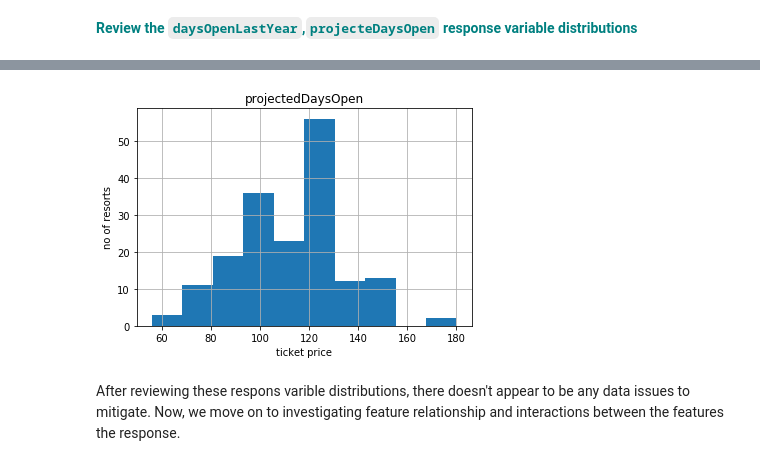
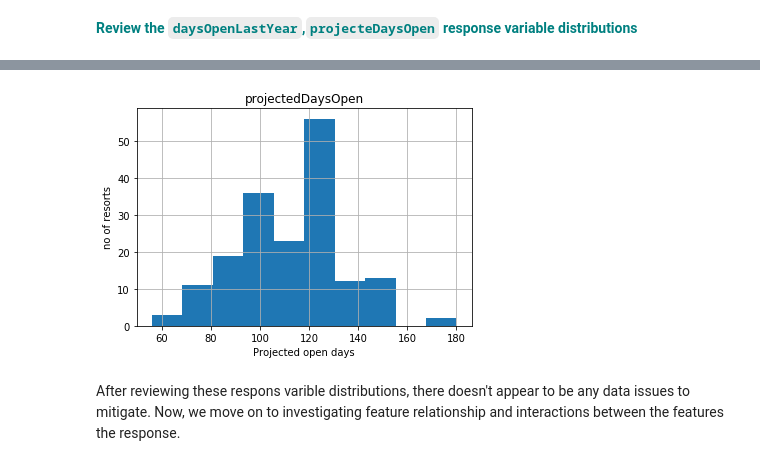
Before and after one commit to Rahulleo/GuidedCapstone, a Jupyter notebook: queries/GuidedCapstoneStep3HL.ipynb, the cells around one changed output, grey strips where cells are left out. Cells and saved outputs as stored; diff of their text form; code cells hidden in the pictures.

```diff
--- a/queries/GuidedCapstoneStep3HL.ipynb
+++ b/queries/GuidedCapstoneStep3HL.ipynb
@@ -317,10 +295,10 @@ plt.show()
 # %%
 dfno.hist(['projectedDaysOpen'])
-plt.xlabel('ticket price')
+plt.xlabel('Projected open days')
 plt.ylabel('no of resorts')
 plt.show()
 # %% [output]
-[figure, old version]
+[figure, new version]
 # %% [markdown]
 After reviewing these respons varible distributions, there doesn't appear to be any data issues to mitigate. Now, we move on to investigating feature relationship and interactions between the features the response.
 # %% [markdown]
```
Also changed, not shown: parts of 39 cells of this notebook.
